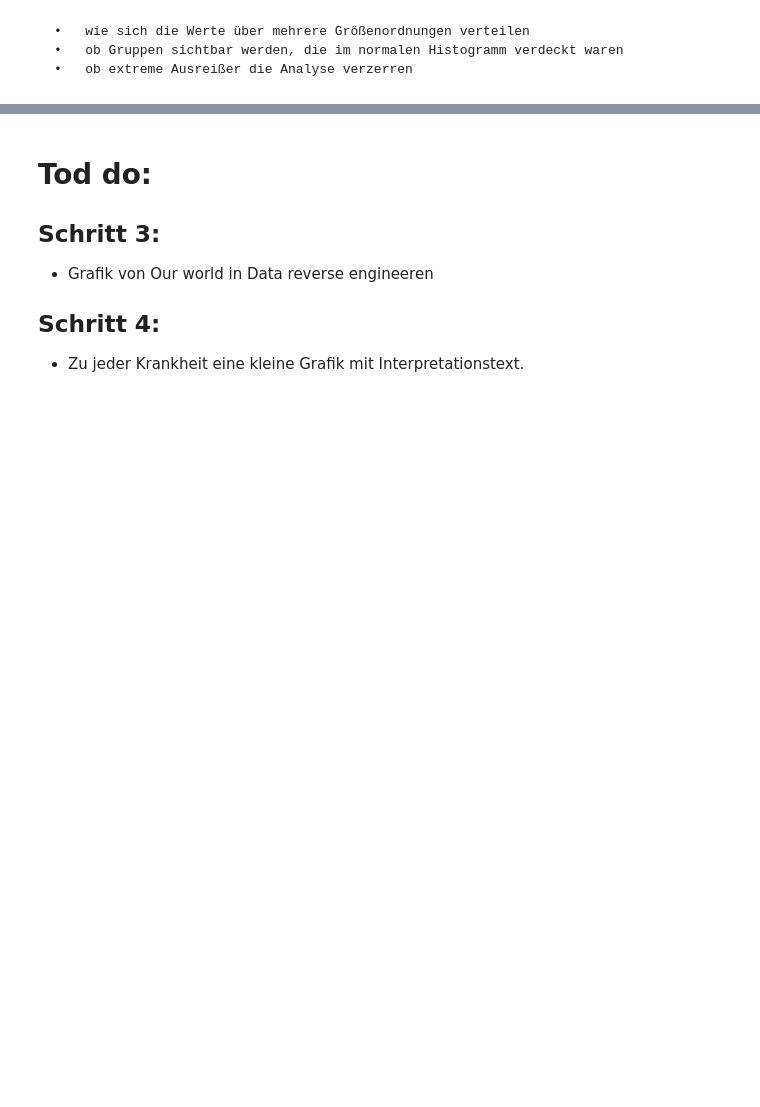
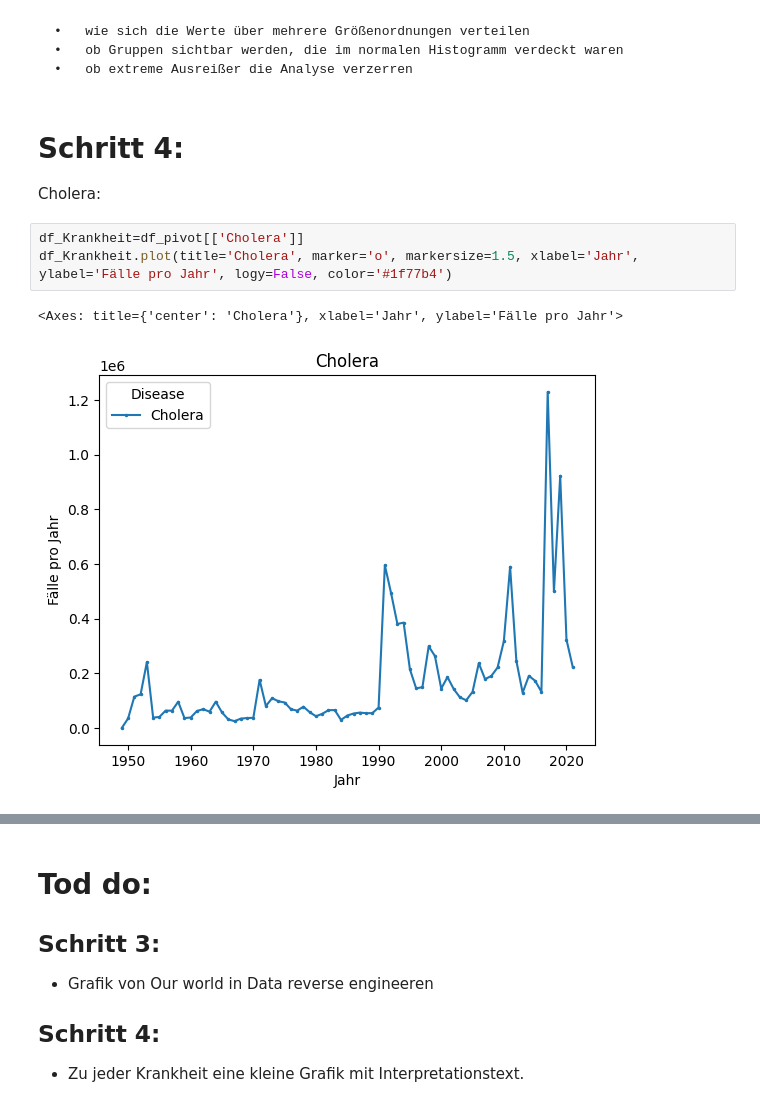
Before and after one commit to Retikulum94/Leistungsnachweis_2, a Jupyter notebook: Leistungsnachweis Infektionskrankheiten im Verlauf der Zeit.ipynb, the cells around one changed output, grey strips where cells are left out. Drawn from its saved outputs; the diff is of its cells as text; blank space fills up the shorter version.

```diff
--- a/Leistungsnachweis Infektionskrankheiten im Verlauf der Zeit.ipynb
+++ b/Leistungsnachweis Infektionskrankheiten im Verlauf der Zeit.ipynb
@@ -177,3 +193,12 @@ plt.show()
 	•	wie sich die Werte über mehrere Größenordnungen verteilen
 	•	ob Gruppen sichtbar werden, die im normalen Histogramm verdeckt waren
 	•	ob extreme Ausreißer die Analyse verzerren
+# %% [markdown]
+# Schritt 4:
+Cholera:
+# %%
+df_Krankheit=df_pivot[['Cholera']]
+df_Krankheit.plot(title='Cholera', marker='o', markersize=1.5, xlabel='Jahr', ylabel='Fälle pro Jahr', logy=False, color='#1f77b4')
+# %% [output]
+<Axes: title={'center': 'Cholera'}, xlabel='Jahr', ylabel='Fälle pro Jahr'>
+[figure, added]
```
Also changed, not shown: parts of 12 cells of this notebook.
